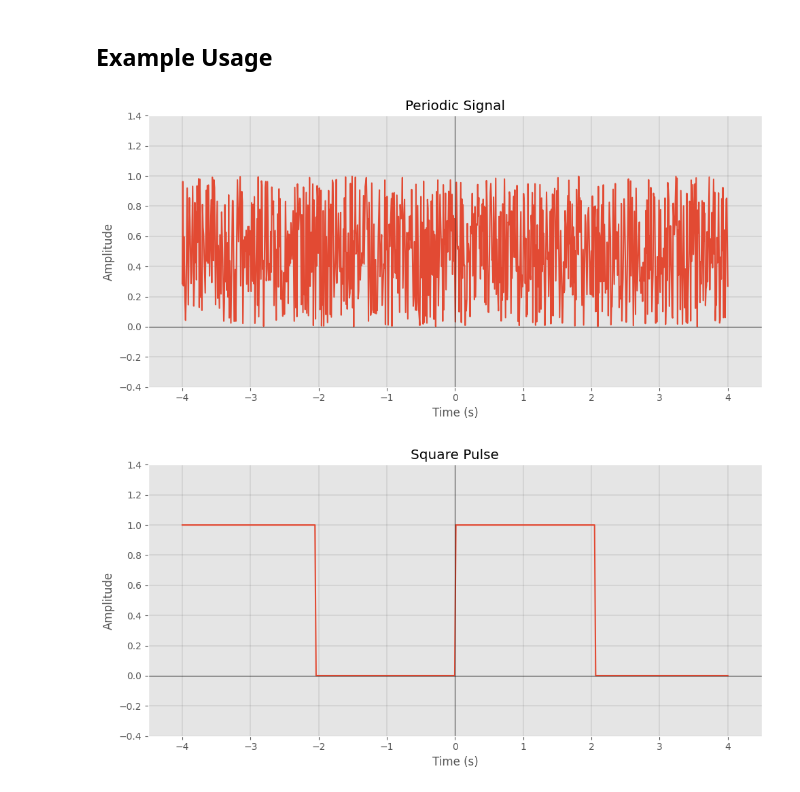
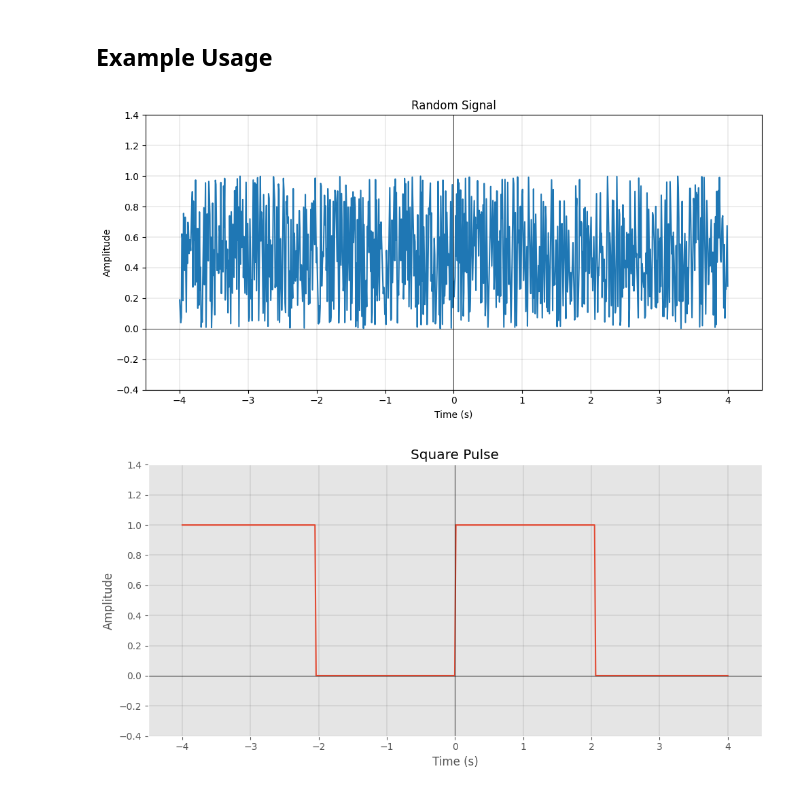
Before and after one commit to Oshadha345/Signals_and_Systems, a Jupyter notebook: Notebook/Signals.ipynb, the cells around one changed output. Drawn from its saved outputs; the diff is of its cells as text; code cells hidden in the pictures.

```diff
--- a/Notebook/Signals.ipynb
+++ b/Notebook/Signals.ipynb
@@ -11,7 +11,7 @@ from matplotlib import style
 # %%
 class Waves:
 
-    def draw_periodic_signals(self, arr, title, xlabel, ylabel, pulse_height, sampling_rate):
+    def draw_periodic_signals(self, arr, title, xlabel, ylabel):
 
         ''' Draws a periodic signal based on the provided array of values.
         Parameters:
@@ -23,7 +23,7 @@ class Waves:
         sampling_rate (int): Sampling rate for the signal.
         '''
 
-        t = np.linspace(-4, 4, sampling_rate, endpoint=True)
+        t = np.linspace(-4, 4, len(arr), endpoint=True)
         plt.style.use('fast')
         plt.figure(figsize=(10, 5))
         plt.grid(color='black', linestyle='-', linewidth=0.1)
@@ -33,7 +33,7 @@ class Waves:
         plt.axvline(x=0, color='black',linewidth=0.5)
         plt.xlabel(xlabel)
         plt.ylabel(ylabel)
-        plt.ylim(-0.4, pulse_height + 0.4)
+        plt.ylim(-0.4, max(arr) + 0.4)
         plt.xlim(-4.5, 4.5)
         plt.tight_layout()
         plt.show()
@@ -126,11 +126,11 @@ class Waves:
 # %%
 t = Waves()
 
 # Example usage:
 arr = np.random.rand(1000)  # Example array of random values
-t.draw_periodic_signals(arr, 'Periodic Signal', 'Time (s)', 'Amplitude', 1, 1000)
+t.draw_periodic_signals(arr, 'Random Signal', 'Time (s)', 'Amplitude', 1, 1000)
 # %% [output]
-[figure, old version]
+[figure, new version]
 # %%
 m = Waves()
 
```
Also changed, not shown: parts of 8 cells of this notebook.
